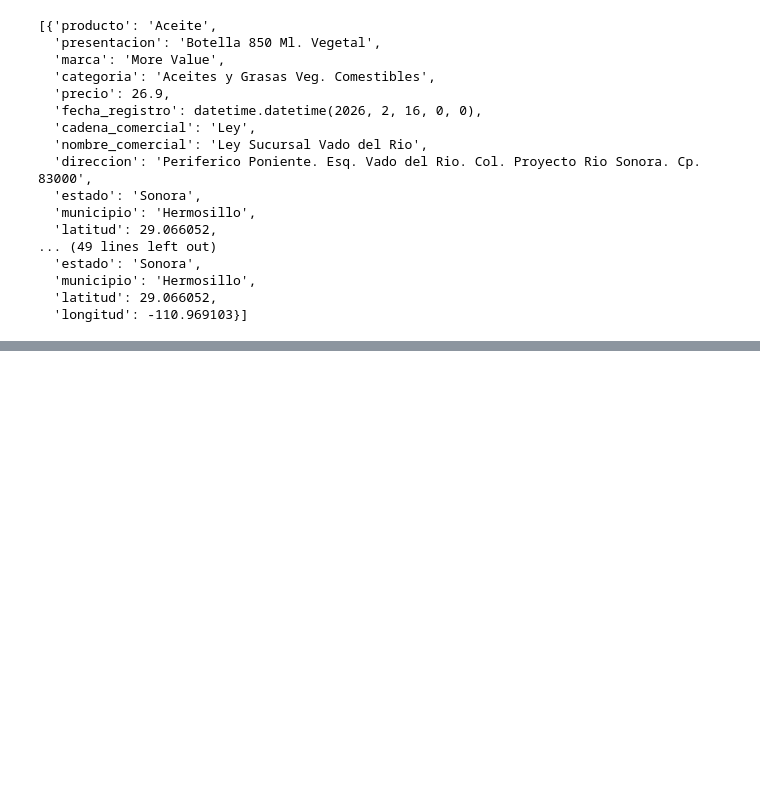
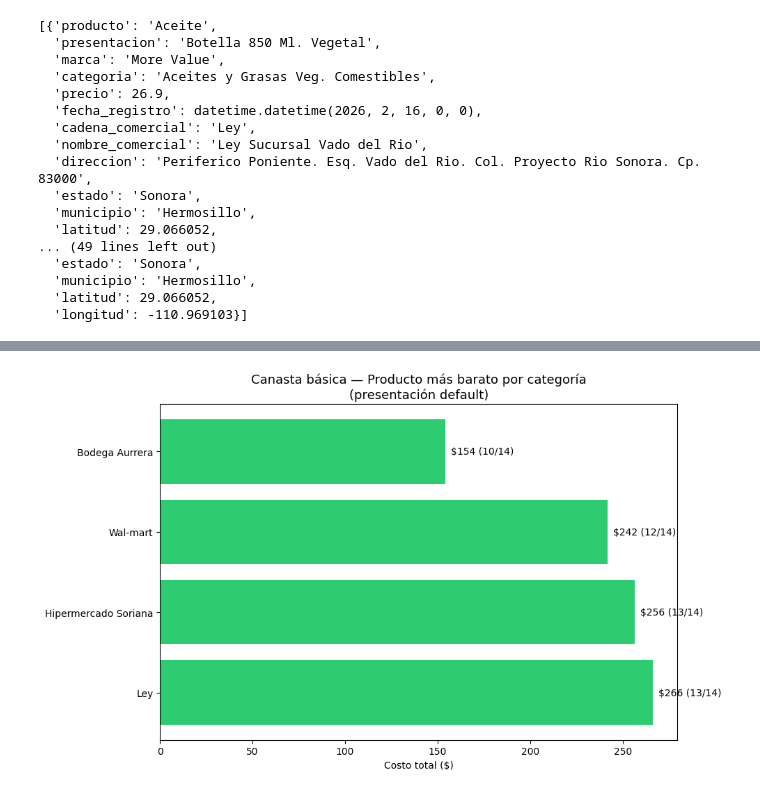
Before and after one commit to anmerino-pnd/sina, a Jupyter notebook: notebooks/qqp_01.ipynb, the cells around one changed output, grey strips where cells are left out. Cells and saved outputs as stored; diff of their text form; code cells hidden in the pictures; blank space fills up the shorter version.

```diff
--- a/notebooks/qqp_01.ipynb
+++ b/notebooks/qqp_01.ipynb
@@ -288,0 +675,23 @@ registros[:5]
+# %%
+# Comparativo final: canasta DEFAULT más barata por super
+df_default = df_canasta_v2[df_canasta_v2['es_default'] == True]
+
+resumen = (
+    df_default
+    .groupby('cadena_comercial')
+    .agg(
+        costo_total=('precio', 'sum'),
+        n_items=('item_canasta', 'nunique'),
+        productos=('item_canasta', list)
+    )
+    .sort_values('costo_total')
+)
+
+# Cobertura
+n_items_total = df_default['item_canasta'].nunique()
+resumen['cobertura'] = resumen['n_items'].apply(lambda x: f"{x}/{n_items_total}")
+resumen['items_faltantes'] = resumen['productos'].apply(
+    lambda x: set(df_default['item_canasta'].unique()) - set(x)
+)
+
+print(resumen[['costo_total', 'cobertura', 'items_faltantes']])
@@ -288,0 +716,22 @@ registros[:5]
+# %%
+# Gráfica limpia
+import matplotlib.pyplot as plt
+
+# Solo cadenas con al menos 60% cobertura
+resumen_plot = resumen[resumen['n_items'] >= n_items_total * 0.6].copy()
+
+fig, ax = plt.subplots(figsize=(10, 6))
+bars = ax.barh(resumen_plot.index, resumen_plot['costo_total'], color='#2ecc71')
+
+for i, (idx, row) in enumerate(resumen_plot.iterrows()):
+    ax.text(row['costo_total'] + 3, i,
+            f"${row['costo_total']:.0f} ({row['cobertura']})",
+            va='center', fontsize=10)
+
+ax.set_title('Canasta básica — Producto más barato por categoría\n(presentación default)', fontsize=13)
+ax.set_xlabel('Costo total ($)')
+ax.invert_yaxis()
+plt.tight_layout()
+plt.show()
+# %% [output]
+[figure, added]
```
Also changed, not shown: parts of 18 cells of this notebook, 2 other files.
